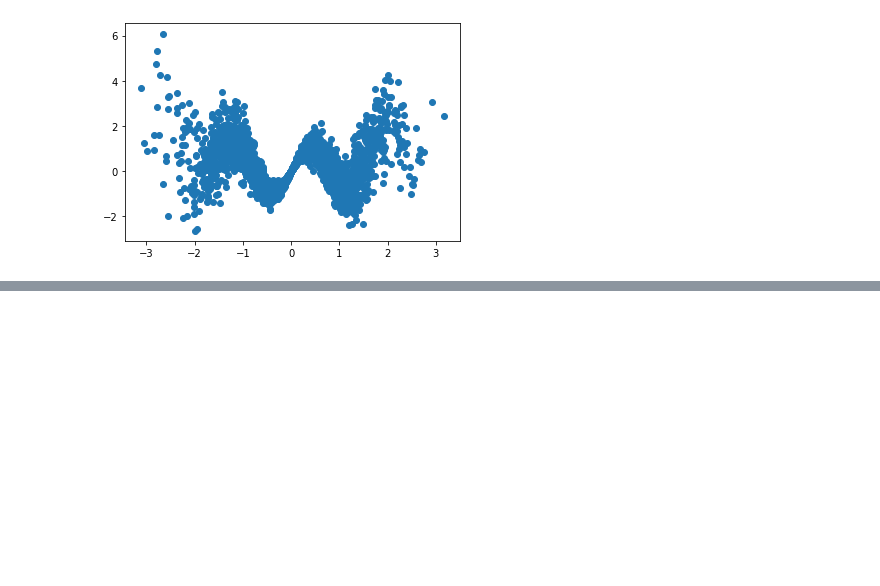
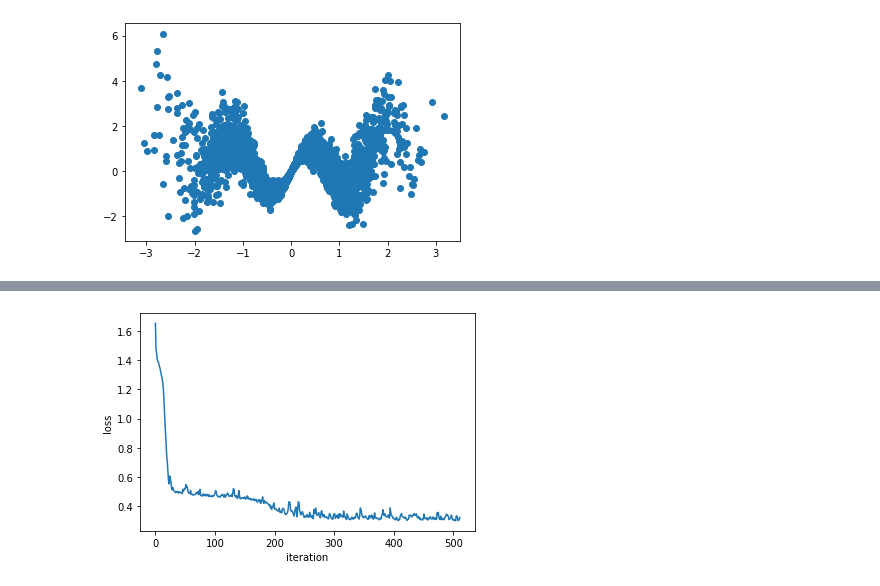
Before and after one commit to luiarthur/tfp-explore, a Jupyter notebook: src/notebooks/bayesian_neural_net.ipynb, the cells around one changed output, grey strips where cells are left out. Cells and saved outputs as stored; diff of their text form; code cells hidden in the pictures; blank space fills up the shorter version.

```diff
--- a/src/notebooks/bayesian_neural_net.ipynb
+++ b/src/notebooks/bayesian_neural_net.ipynb
@@ -257,8 +279,12 @@ This is a thin wrapper on a `tfp.distributions.Distribution`.
 # help(tfp.layers.DistributionLambda)
 # %%
 # Define a helper function to simulate complex data.
-def simulate_data(x=None, shape=None, sd=0, dtype='float32'):
+def simulate_data(x=None, shape=None, sd=0, dtype='float32', seed=None):
     assert not (x is None and shape is None)
+
+    if not seed is None:
+        np.random.seed(seed)
+
 
     if x is None:
         x = np.random.randn(*shape)
@@ -273,7 +299,8 @@ def simulate_data(x=None, shape=None, sd=0, dtype='float32'):
 # %%
 # Simulate data
 num_obs = 3000
-x, y = simulate_data(shape=(num_obs, 1), sd=.3)
+sd_true = .3
+x, y = simulate_data(shape=(num_obs, 1), sd=sd_true, seed=0)
 
 # Plot data
 plt.scatter(x, y)
@@ -304,0 +331,9 @@ number of observations for consistency when using mini-batches.
+# %%
+# Define optimizer
+opt = tf.keras.optimizers.Adam(learning_rate=.1)
+
+# Compile model
+model.compile(optimizer=opt, loss=neg_loglike)
+
+# Print model summary
+model.summary()
@@ -304,0 +355,9 @@ number of observations for consistency when using mini-batches.
+# %%
+print('Start time:', end=' ')
+!date
+
+# Fit the model
+model.fit(x, y, epochs=512, batch_size=512, verbose=0)
+
+print('End time:', end=' ')
+!date
@@ -304,0 +367,8 @@ number of observations for consistency when using mini-batches.
+# %%
+# Plot the loss history
+plt.plot(model.history.history['loss'])
+plt.xlabel('iteration')
+plt.ylabel('loss')
+plt.show()
+# %% [output]
+[figure, added]
```
Also changed, not shown: parts of 26 cells of this notebook.
